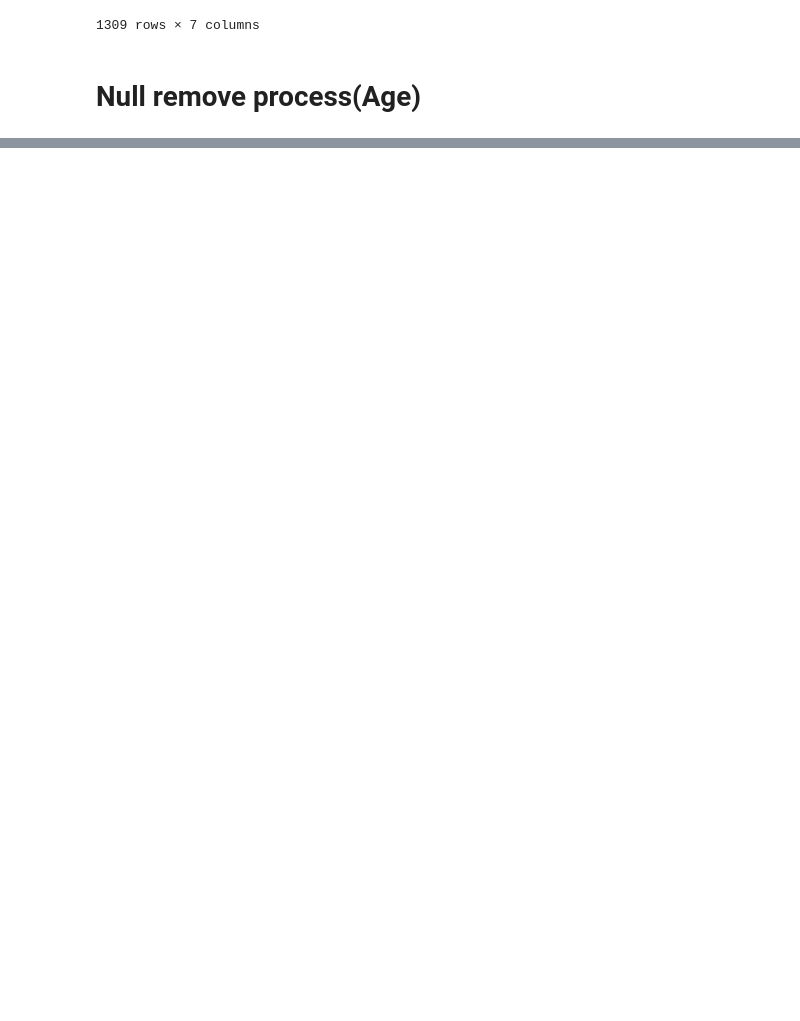
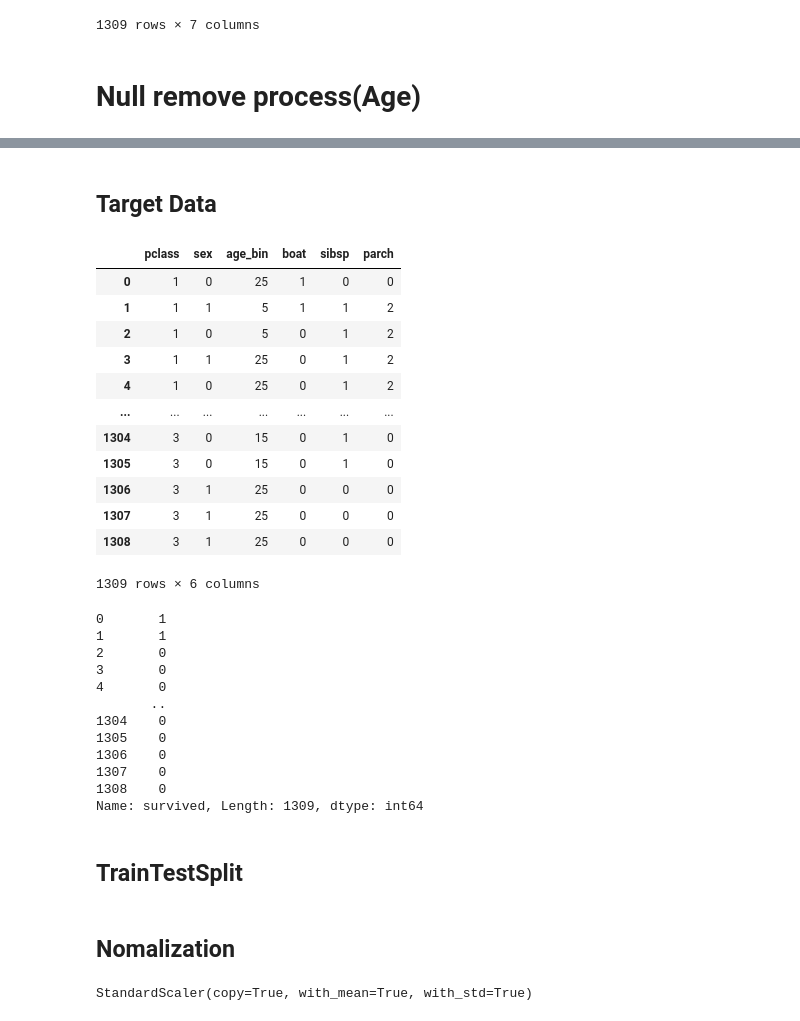
Before and after one commit to h0n9670/Academy_titanic_ANN, a Jupyter notebook: ml_타이타닉 생존자 예측_김홍교.ipynb, the cells around one changed output, grey strips where cells are left out. Cells and saved outputs as stored; diff of their text form; code cells hidden in the pictures; blank space fills up the shorter version.

```diff
--- a/ml_타이타닉 생존자 예측_김홍교.ipynb
+++ b/ml_타이타닉 생존자 예측_김홍교.ipynb
@@ -424,0 +413,38 @@ age_null_list=[21,41,91,53,33,16,7,1]
+# %% [markdown]
+## Target Data
+# %%
+data=['pclass','sex','age_bin','boat','sibsp','parch']
+target='survived'
+X = meaningful_df[data]
+Y = meaningful_df[target]
+
+display(X)
+display(Y)
+# %% [output]
+|  | pclass | sex | age_bin | boat | sibsp | parch |
+| 0 | 1 | 0 | 25 | 1 | 0 | 0 |
+| 1 | 1 | 1 | 5 | 1 | 1 | 2 |
+| 2 | 1 | 0 | 5 | 0 | 1 | 2 |
+| 3 | 1 | 1 | 25 | 0 | 1 | 2 |
+| 4 | 1 | 0 | 25 | 0 | 1 | 2 |
+| ... | ... | ... | ... | ... | ... | ... |
+| 1304 | 3 | 0 | 15 | 0 | 1 | 0 |
+| 1305 | 3 | 0 | 15 | 0 | 1 | 0 |
+| 1306 | 3 | 1 | 25 | 0 | 0 | 0 |
+| 1307 | 3 | 1 | 25 | 0 | 0 | 0 |
+| 1308 | 3 | 1 | 25 | 0 | 0 | 0 |
+1309 rows × 6 columns
+0       1
+1       1
+2       0
+3       0
+4       0
+       ..
+1304    0
+1305    0
+1306    0
+1307    0
+1308    0
+Name: survived, Length: 1309, dtype: int64
+# %% [markdown]
+## TrainTestSplit
@@ -424,0 +453,2 @@ age_null_list=[21,41,91,53,33,16,7,1]
+# %% [markdown]
+## Nomalization
@@ -424,0 +457,4 @@ age_null_list=[21,41,91,53,33,16,7,1]
+# %%
+scaler.fit(X_train)
+# %% [output]
+StandardScaler(copy=True, with_mean=True, with_std=True)
```
Also changed, not shown: parts of 25 cells of this notebook.
